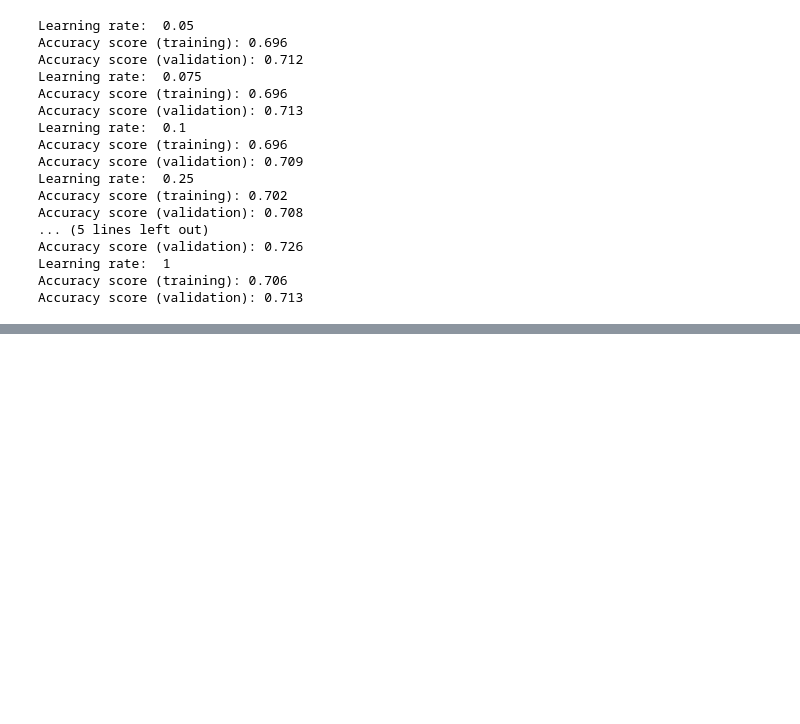
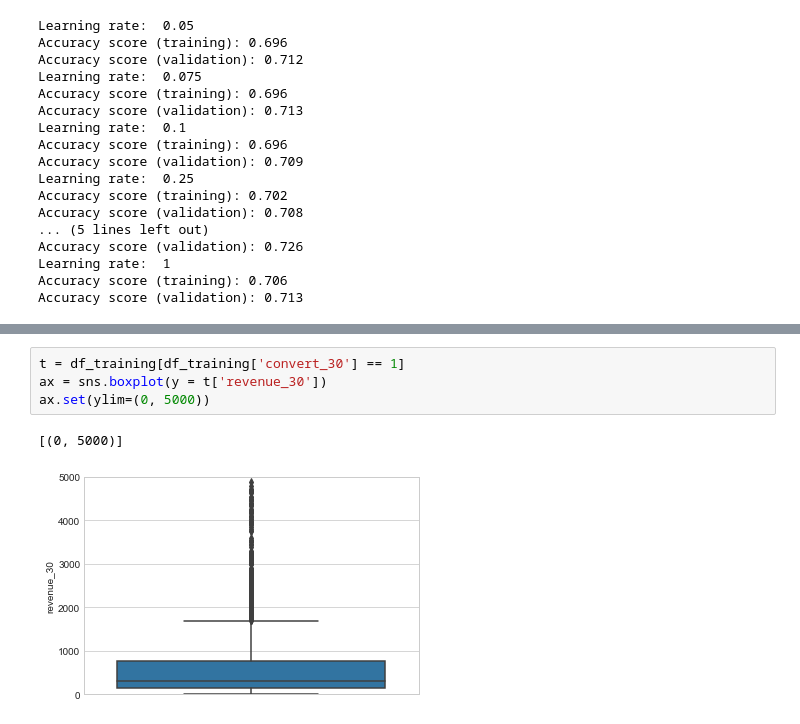
Before and after one commit to alefiya-naseem/CustomerRetention-Revenue, a Jupyter notebook: Notebooks/WayFair Phase-1.ipynb, the cells around one changed output, grey strips where cells are left out. Saved outputs shown, nothing was run; the diff lists cells and outputs as text; blank space fills up the shorter version.

```diff
--- a/Notebooks/WayFair Phase-1.ipynb
+++ b/Notebooks/WayFair Phase-1.ipynb
@@ -749,0 +1176,7 @@ Accuracy score (validation): 0.883
+# %%
+t = df_training[df_training['convert_30'] == 1]
+ax = sns.boxplot(y = t['revenue_30'])
+ax.set(ylim=(0, 5000))
+# %% [output]
+[(0, 5000)]
+[figure, added]
```
Also changed, not shown: parts of 46 cells of this notebook, 14 other files.
